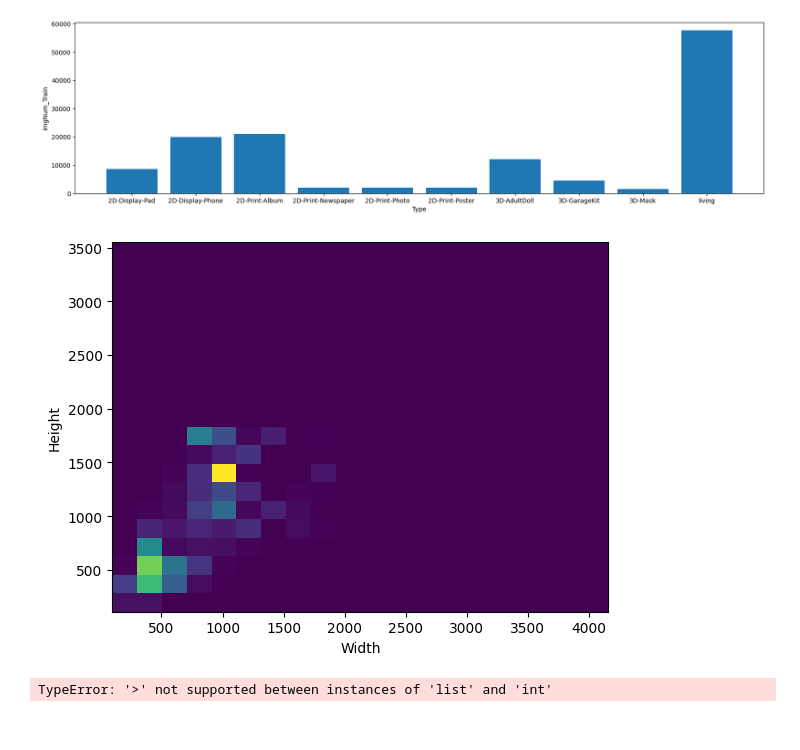
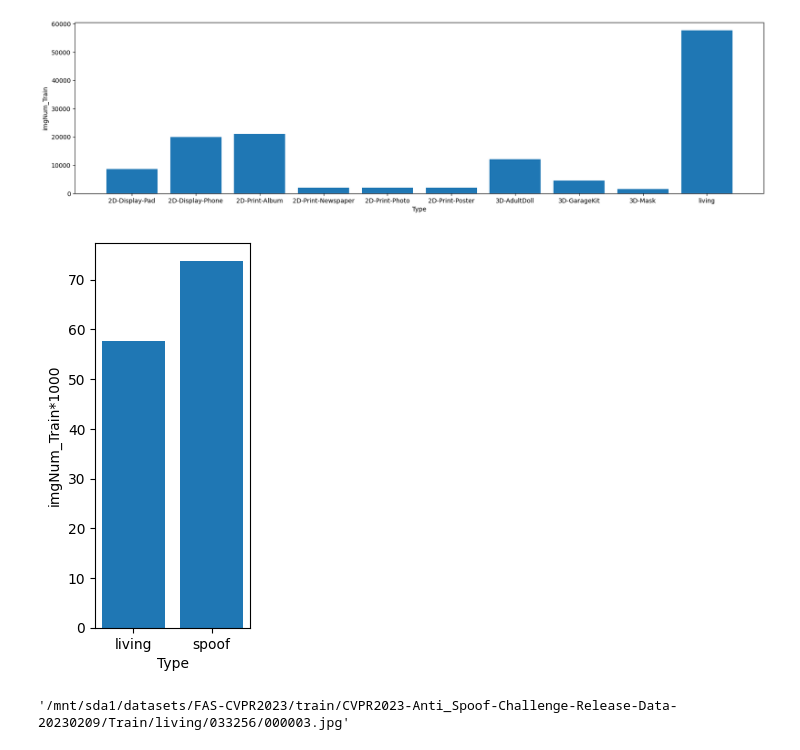
Before and after one commit to tiamo405/fas-cvpr2023, a Jupyter notebook: review.ipynb, the cells around one changed output. Drawn from its saved outputs; the diff is of its cells as text; code cells hidden in the pictures.

```diff
--- a/review.ipynb
+++ b/review.ipynb
@@ -33,3 +35,22 @@ plt.ylabel('imgNum_Train')
 plt.show()
 # %% [output]
 [figure]
+# %%
+def thongke_label():
+    living = 0
+    spoof = 0
+    with open('data/txt/namefileTrain.txt', 'r') as f:
+        for line in f :
+            if 'living' in line :
+                living +=1
+            else : spoof += 1
+    fig = plt.figure(figsize=(2, 5))
+
+    plt.bar(x = ['living','spoof'],height= [living/1000, spoof/1000])
+    plt.xlabel('Type' )
+    plt.ylabel('imgNum_Train*1000')
+    plt.show()
+# %%
+thongke_label()
+# %% [output]
+[figure, added]
@@ -36,38 +66,21 @@ plt.show()
 # %%
-import os
-import cv2
-import matplotlib.pyplot as plt
+def thongke_Widt_Height(path_image) :
+    # path_image = thongke_path_image()
+    sizes = []
 
-# Đường dẫn đến thư mục chứa ảnh
-folder_path = 'data/train/0'
+    # Lặp qua tất cả các tệp trong thư mục
+    for img_path in path_image:
+        # Kiểm tra nếu tệp là một tệp ảnh
+        if img_path.endswith('.jpg') or img_path.endswith('.png'):
+            # Đọc kích thước ảnh bằng OpenCV
+            # img_path = os.path.join(folder_path, filename)
+            img = cv2.imread(img_path)
+            height, width, channels = img.shape
 
-# Khởi tạo danh sách để lưu trữ kích thước của các ảnh
-sizes = []
+            # Thêm kích thước của ảnh vào danh sách
+            sizes.append((width, height))
 
-# Lặp qua tất cả các tệp trong thư mục
-for filename in os.listdir(folder_path):
-    # Kiểm tra nếu tệp là một tệp ảnh
-    if filename.endswith('.jpg') or filename.endswith('.png'):
-        # Đọc kích thước ảnh bằng OpenCV
-        img_path = os.path.join(folder_path, filename)
-        img = cv2.imread(img_path)
-        height, width, channels = img.shape
-
-        # Thêm kích thước của ảnh vào danh sách
-        sizes.append((width, height))
-
-# Tách kích thước chiều dài và rộng thành hai danh sách riêng biệt
-widths = [size[0] for size in sizes]
-heights = [size[1] for size in sizes]
-
-# Vẽ biểu đồ phân bố kích thước ảnh bằng Matplotlib
-plt.hist2d(widths, heights, bins=20)
-plt.xlabel('Width')
-plt.ylabel('Height')
-plt.show()
+    # Tách kích thước chiều dài và rộng thành hai danh sách riêng biệt
+    widths = [size[0] for size in sizes]
+    heights = [size[1] for size in sizes]
+    return widths, heights
-# %% [output]
-[figure, removed]
-# %%
-print()
-# %% [output]
-TypeError: '>' not supported between instances of 'list' and 'int'
@@ -73,0 +89,4 @@ TypeError: '>' not supported between instances of 'list' and 'int'
+# %%
+path_image[0]
+# %% [output]
+'/mnt/sda1/datasets/FAS-CVPR2023/train/CVPR2023-Anti_Spoof-Challenge-Release-Data-20230209/Train/living/033256/000003.jpg'
```
Also changed, not shown: parts of 7 cells of this notebook, 3 other files.
